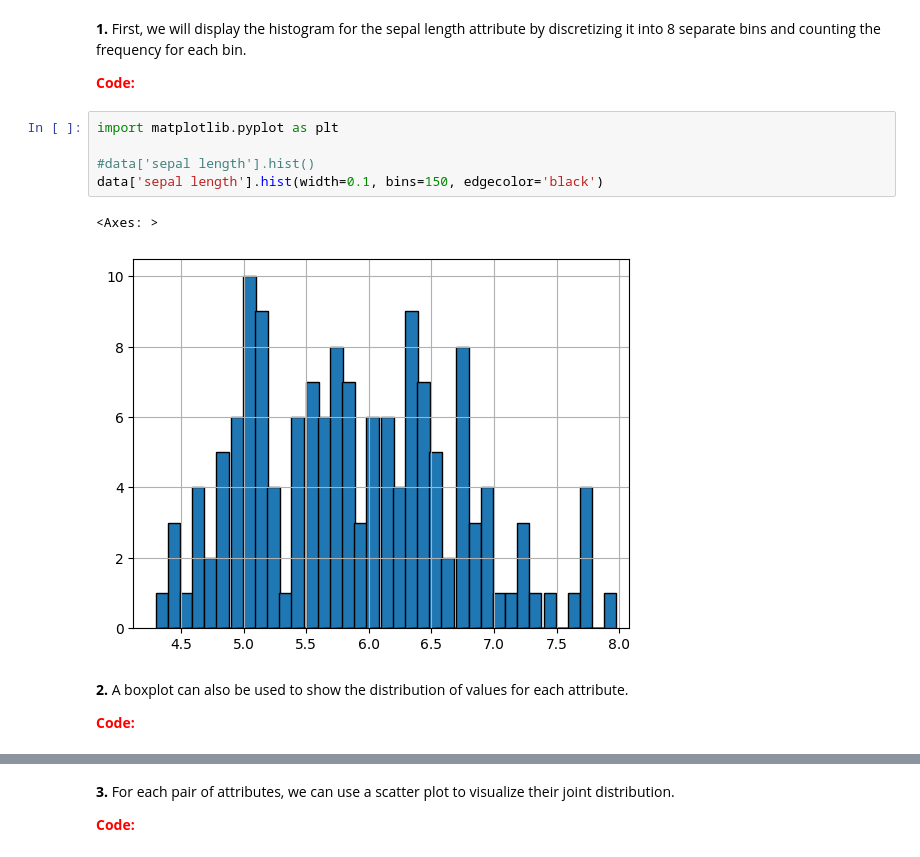
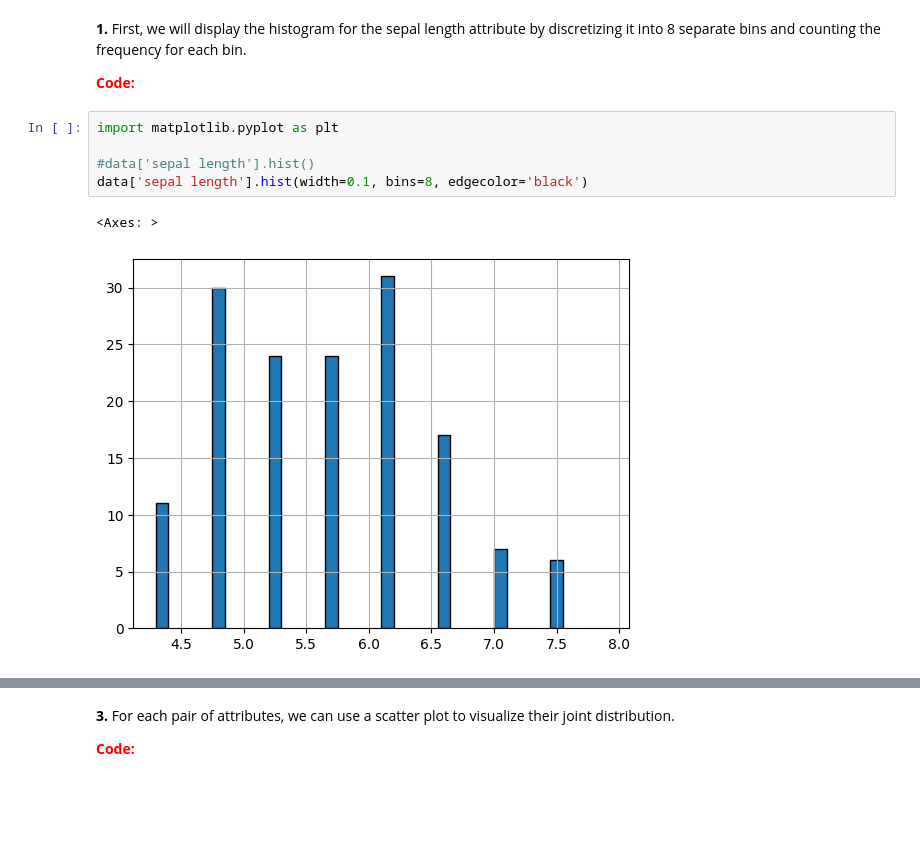
Before and after one commit to maurofama99/data-mining-course, a Jupyter notebook: exercises/solutions/data_exploration.ipynb, the cells around one changed output, grey strips where cells are left out. Cells and saved outputs as stored; diff of their text form; blank space fills up the shorter version.

```diff
--- a/exercises/solutions/data_exploration.ipynb
+++ b/exercises/solutions/data_exploration.ipynb
@@ -159,12 +169,8 @@ In this tutorial, you will learn how to display the Iris data created in Section
 # %%
 import matplotlib.pyplot as plt
 
 #data['sepal length'].hist()
-data['sepal length'].hist(width=0.1, bins=150, edgecolor='black')
+data['sepal length'].hist(width=0.1, bins=8, edgecolor='black')
 # %% [output]
 <Axes: >
-[figure, old version]
+[figure, new version]
-# %% [markdown]
-**2.** A boxplot can also be used to show the distribution of values for each attribute.
-
-**<font color="red">Code:</font>**
```
Also changed, not shown: parts of 10 cells of this notebook.
